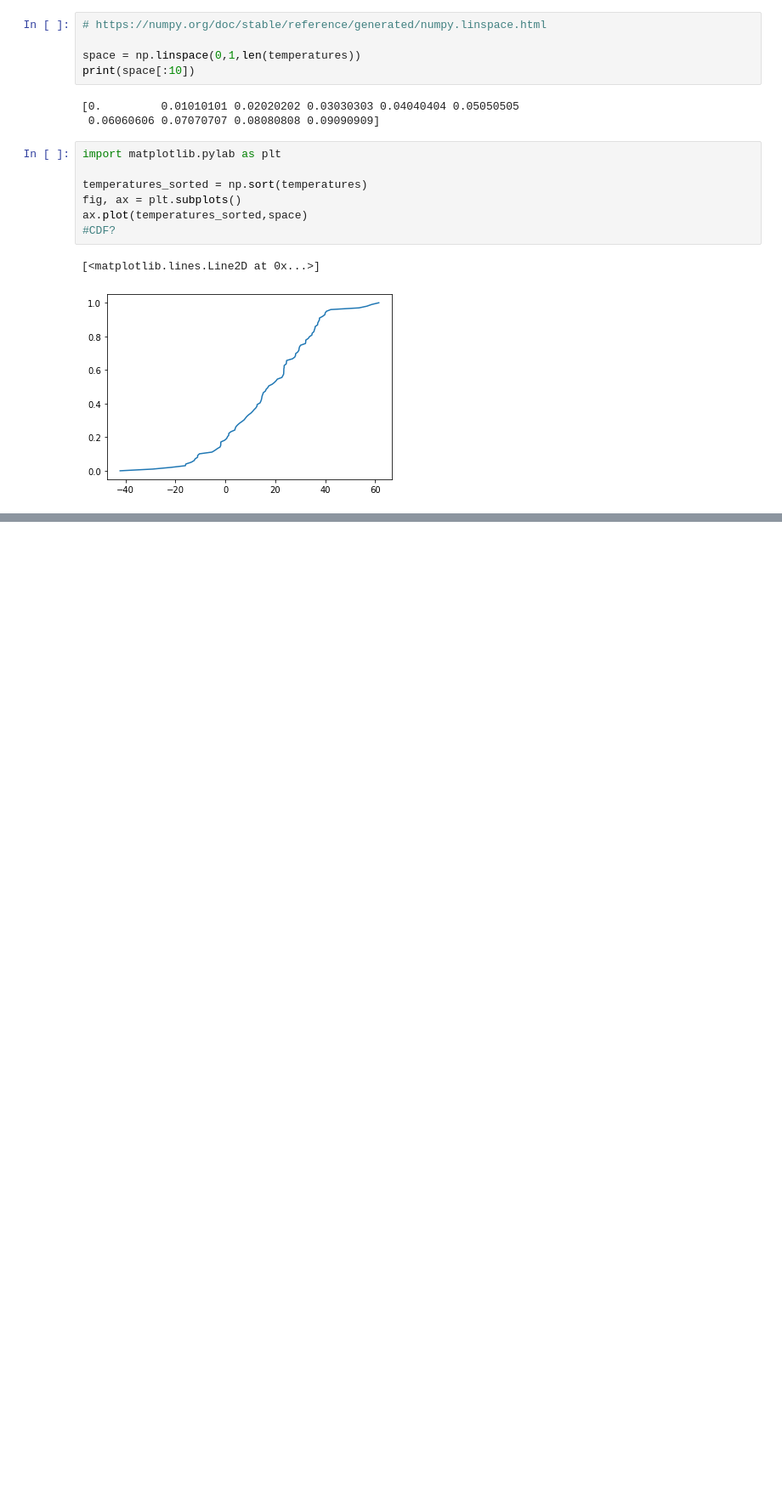
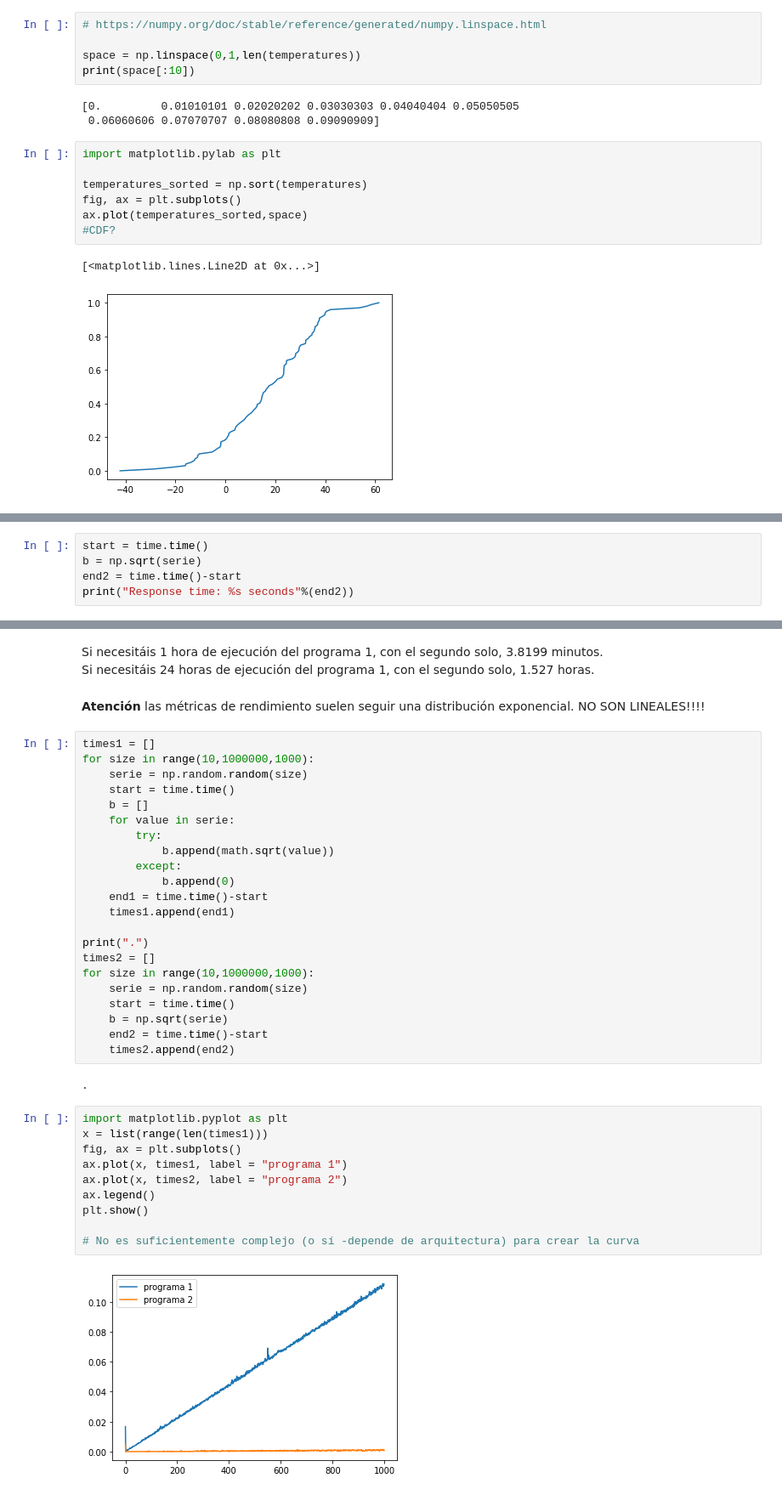
Before and after one commit to wisaaco/TxADM, a Jupyter notebook: docs/notebooks/NumpyNotes/01_numpy_basics.ipynb, the cells around one changed output, grey strips where cells are left out. Shown at 85% size. Saved outputs shown, nothing was run; the diff lists cells and outputs as text; blank space fills up the shorter version.

```diff
--- a/docs/notebooks/NumpyNotes/01_numpy_basics.ipynb
+++ b/docs/notebooks/NumpyNotes/01_numpy_basics.ipynb
@@ -1225,0 +1355,5 @@ array([ 0,  1,  2,  3,  4,  5,  6,  7,  8,  9, 10, 11, 12, 13, 14, 15, 16,
+# %%
+start = time.time()
+b = np.sqrt(serie)
+end2 = time.time()-start
+print("Response time: %s seconds"%(end2))
@@ -1225,0 +1369,41 @@ array([ 0,  1,  2,  3,  4,  5,  6,  7,  8,  9, 10, 11, 12, 13, 14, 15, 16,
+# %% [markdown]
+Si necesitáis 1 hora de ejecución del programa 1, con el segundo solo,  3.8199 minutos. <br/>
+Si necesitáis 24 horas de ejecución del programa 1, con el segundo solo, 1.527 horas.
+# %% [markdown]
+<b>Atención</b> las métricas de rendimiento suelen seguir una distribución exponencial. NO SON LINEALES!!!!
+# %%
+times1 = []
+for size in range(10,1000000,1000):
+    serie = np.random.random(size)
+    start = time.time()
+    b = []
+    for value in serie:
+        try:
+            b.append(math.sqrt(value))
+        except:
+            b.append(0)
+    end1 = time.time()-start
+    times1.append(end1)
+
+print(".")
+times2 = []
+for size in range(10,1000000,1000):
+    serie = np.random.random(size)
+    start = time.time()
+    b = np.sqrt(serie)
+    end2 = time.time()-start
+    times2.append(end2)
+# %% [output]
+.
+# %%
+import matplotlib.pyplot as plt
+x = list(range(len(times1)))
+fig, ax = plt.subplots()
+ax.plot(x, times1, label = "programa 1")
+ax.plot(x, times2, label = "programa 2")
+ax.legend()
+plt.show()
+
+# No es suficientemente complejo (o sí -depende de arquitectura) para crear la curva
+# %% [output]
+[figure, added]
```
Also changed, not shown: parts of 21 cells of this notebook, 2 other files.
